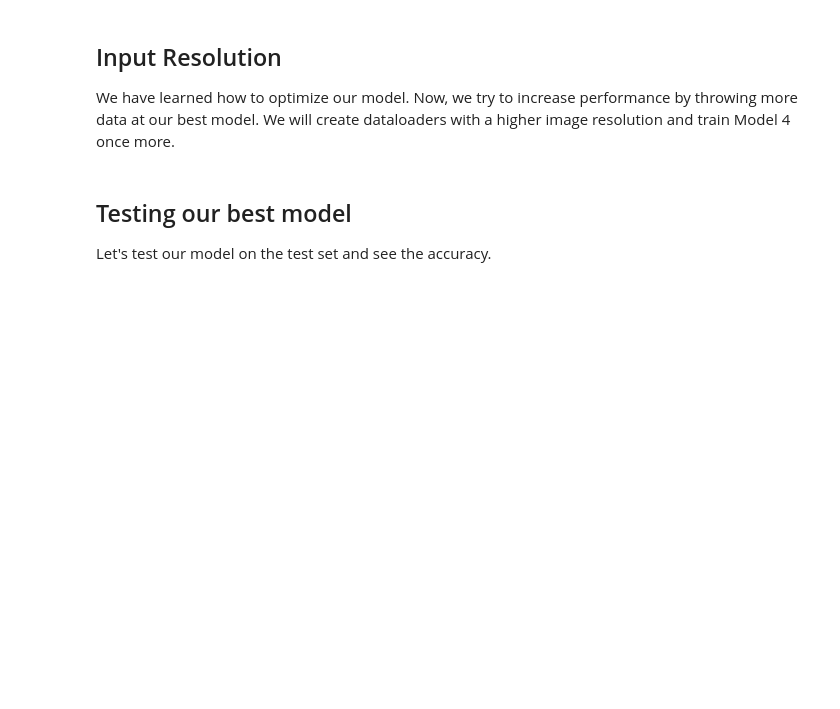
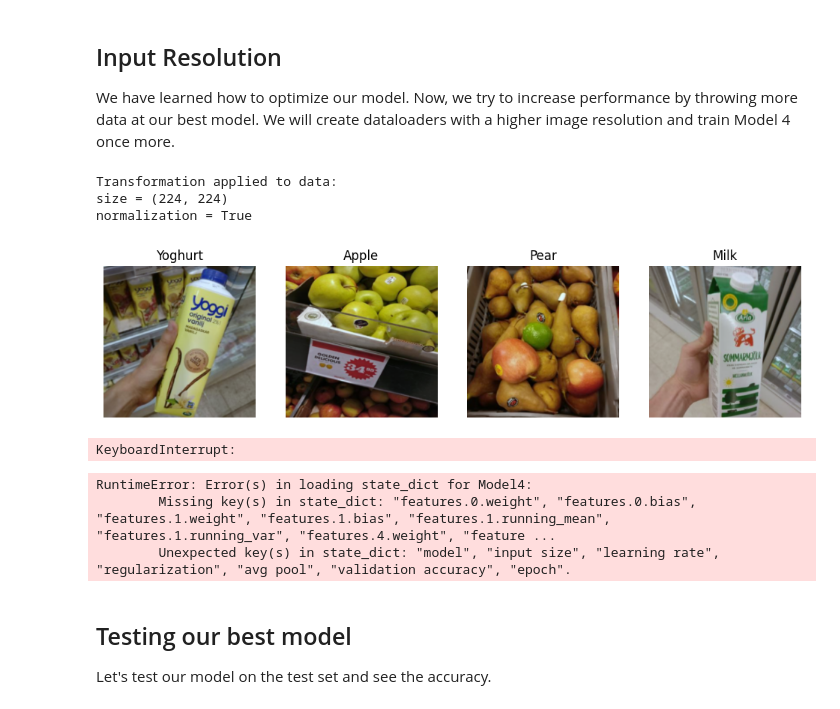
Before and after one commit to ncridlig/IPCV-UniBo, a Jupyter notebook: module2/assignment2.ipynb, the cells around one changed output. Saved outputs shown, nothing was run; the diff lists cells and outputs as text; code cells hidden in the pictures; blank space fills up the shorter version.

```diff
--- a/module2/assignment2.ipynb
+++ b/module2/assignment2.ipynb
@@ -1349,37 +1375,51 @@ models_summary[model.get_name] = params
 We have learned how to optimize our model. Now, we try to increase performance by throwing more data at our best model. We will create dataloaders with a higher image resolution and train Model 4 once more.
 # %%
 size=224
+
+transform = T.Compose([
+    T.Resize((size,size)),
+    T.ToTensor(),
+    T.Normalize(mean, std)
+])
 
 train_dataset_224 = GroceryStoreDataset(split='train', transform=transform)
 val_dataset_224 = GroceryStoreDataset(split='val', transform=transform)
 test_dataset__224 = GroceryStoreDataset(split='test', transform=transform)
 
 plot_data(train_dataset_224, size=size, normalization=True)
+
+batch_size=128
+num_workers=1
 
 train_dl_224 = DataLoader(
     train_dataset_224,
     batch_size=batch_size,
     shuffle=True,
     num_workers=num_workers,
     worker_init_fn=seed_worker,
     generator=g,
 )
 val_dl_224 = DataLoader(
     val_dataset_224,
     batch_size=batch_size,
     shuffle=True,
     num_workers=num_workers,
     worker_init_fn=seed_worker,
     generator=g,
 )
 test_dl_224 = DataLoader(
     test_dataset__224,
     batch_size=batch_size,
     shuffle=True,
     num_workers=num_workers,
     worker_init_fn=seed_worker,
     generator=g,
 )
+# %% [output]
+Transformation applied to data:
+size = (224, 224)
+normalization = True
+[figure, added]
 # %%
 # Initialize the model, loss function, and optimizer
 model = Model4(n_classes=n_classes).to(device)
@@ -1396,6 +1436,8 @@ best_val_acc, best_params, best_epoch = train_loop(
     scheduler = scheduler,
     max_no_improvement_epochs=5
 )
+# %% [output]
+KeyboardInterrupt:
 # %%
 params = {
     'model': model.get_name()+'_224',
@@ -1410,3 +1452,9 @@ models_summary[model.get_name] = params
+# %%
+test_model(model, params, test_dl_224)
+# %% [output]
+RuntimeError: Error(s) in loading state_dict for Model4:
+        Missing key(s) in state_dict: "features.0.weight", "features.0.bias", "features.1.weight", "features.1.bias", "features.1.running_mean", "features.1.running_var", "features.4.weight", "feature ...
+        Unexpected key(s) in state_dict: "model", "input size", "learning rate", "regularization", "avg pool", "validation accuracy", "epoch".
 # %% [markdown]
 ## Testing our best model
 Let's test our model on the test set and see the accuracy.
```
Also changed, not shown: parts of 11 cells of this notebook, 1 other file.
